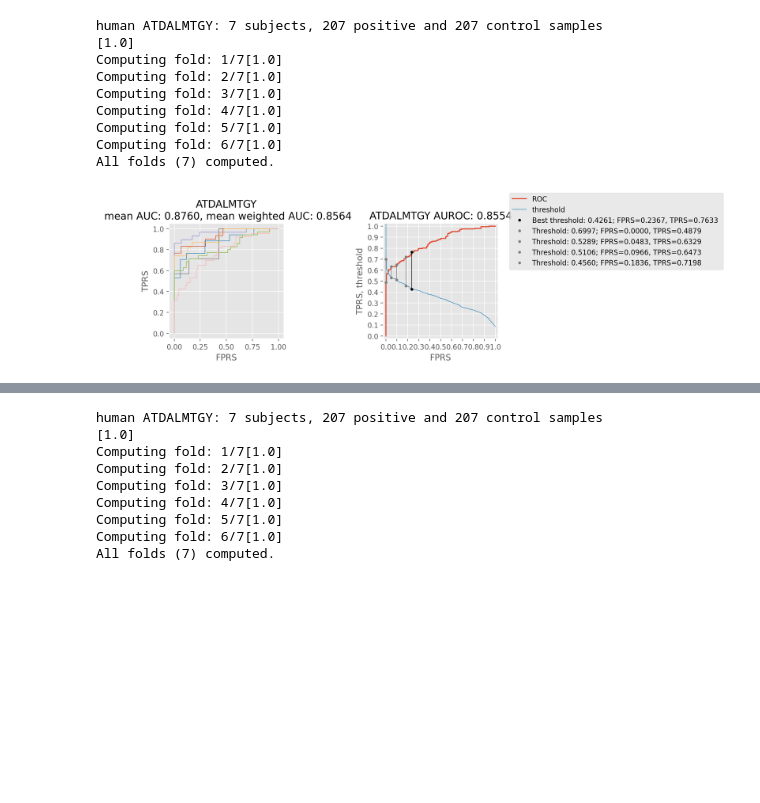
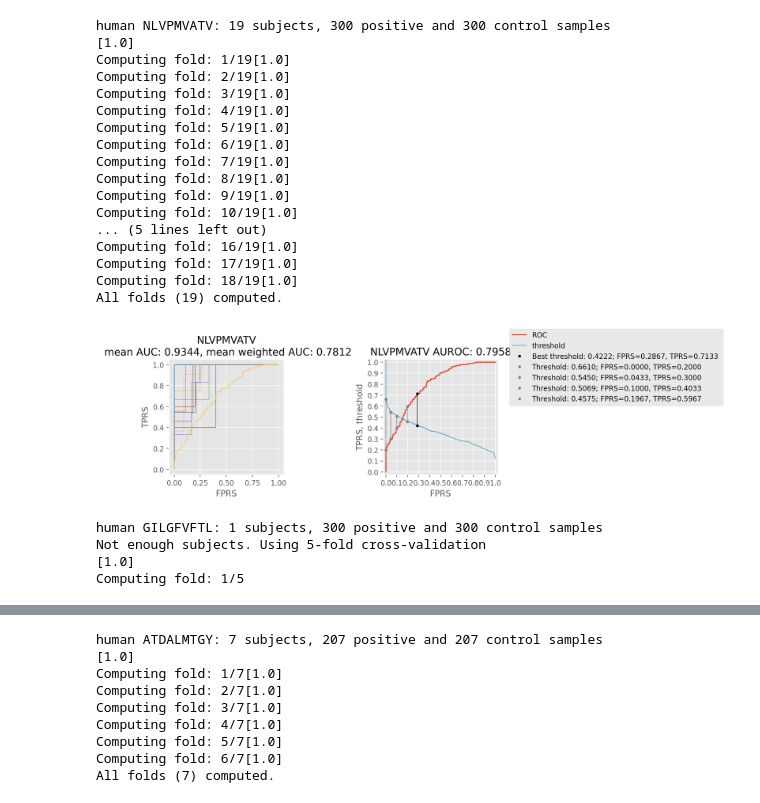
Before and after one commit to antigenomics/vdjdb-classifier-benchmark, a Jupyter notebook: TCRGP/tcrgp.ipynb, the cells around one changed output, grey strips where cells are left out. Drawn from its saved outputs; the diff is of its cells as text; code cells hidden in the pictures; blank space fills up the shorter version.

```diff
--- a/TCRGP/tcrgp.ipynb
+++ b/TCRGP/tcrgp.ipynb
@@ -48,29 +91,58 @@ for epi in epis_vdj:
 subsmat = tcrgp.subsmatFromAA2('HENS920102')
 pc_blo = tcrgp.get_pcs(subsmat,d=21)
 # %%
-_,_,_,_ = tcrgp.loso('training_data/examples/vdj_human_ATDALMTGY.csv',
+_,_,_,_ = tcrgp.loso('training_data/examples/vdj_human_NLVPMVATV.csv',
                      'human',
-                     'ATDALMTGY',
+                     'NLVPMVATV',
                      pc_blo,
                      cdr_types=[[],['cdr3']],
                      m_iters=500,
                      lr=0.005,
                      nZ=0,
                      mbs=0,
                      va='va',
                      vb='vb',
                      cdr3a=None,
                      cdr3b='cdr3b',
                      epis='epitope',
                      subs='subject')
 # %% [output]
-human ATDALMTGY: 7 subjects, 207 positive and 207 control samples
+human NLVPMVATV: 19 subjects, 300 positive and 300 control samples
 [1.0]
-Computing fold: 1/7[1.0]
-Computing fold: 2/7[1.0]
-Computing fold: 3/7[1.0]
-Computing fold: 4/7[1.0]
-Computing fold: 5/7[1.0]
-Computing fold: 6/7[1.0]
-All folds (7) computed.
+Computing fold: 1/19[1.0]
+Computing fold: 2/19[1.0]
+Computing fold: 3/19[1.0]
+Computing fold: 4/19[1.0]
+Computing fold: 5/19[1.0]
+Computing fold: 6/19[1.0]
+Computing fold: 7/19[1.0]
+Computing fold: 8/19[1.0]
+Computing fold: 9/19[1.0]
+Computing fold: 10/19[1.0]
+... (5 lines left out)
+Computing fold: 16/19[1.0]
+Computing fold: 17/19[1.0]
+Computing fold: 18/19[1.0]
+All folds (19) computed.
-[figure, old version]
+[figure, new version]
+# %%
+_,_,_,_ = tcrgp.loso('training_data/examples/vdj_human_GILGFVFTL.csv',
+                     'human',
+                     'GILGFVFTL',
+                     pc_blo,
+                     cdr_types=[[],['cdr3']],
+                     m_iters=500,
+                     lr=0.005,
+                     nZ=0,
+                     mbs=0,
+                     va='va',
+                     vb='vb',
+                     cdr3a=None,
+                     cdr3b='cdr3b',
+                     epis='epitope',
+                     subs='subject')
+# %% [output]
+human GILGFVFTL: 1 subjects, 300 positive and 300 control samples
+Not enough subjects. Using 5-fold cross-validation
+[1.0]
+Computing fold: 1/5
```
Also changed, not shown: parts of 6 cells of this notebook.
